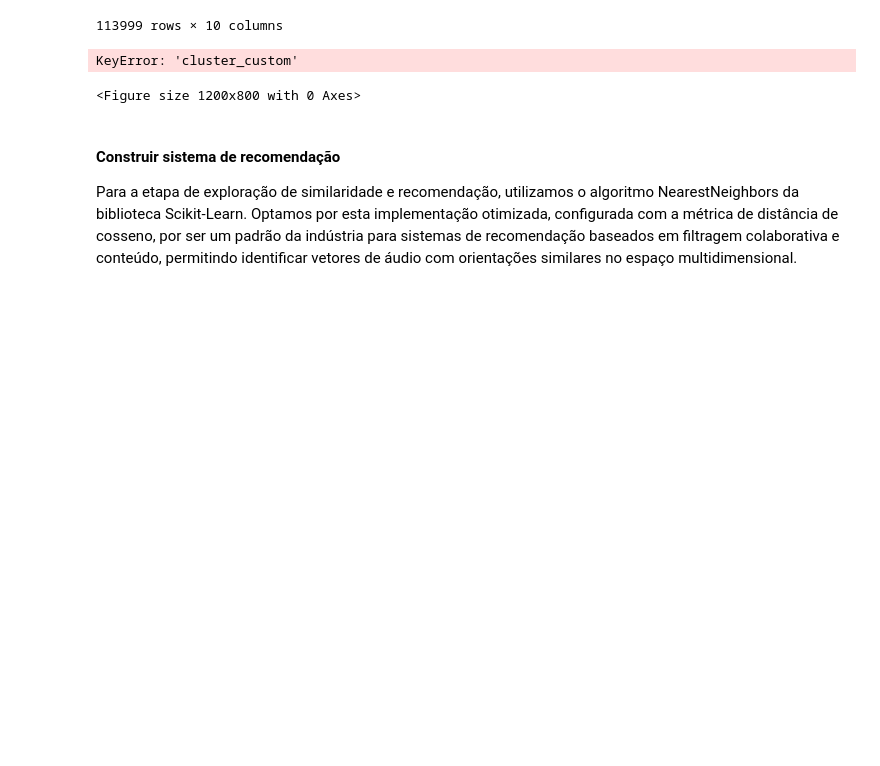
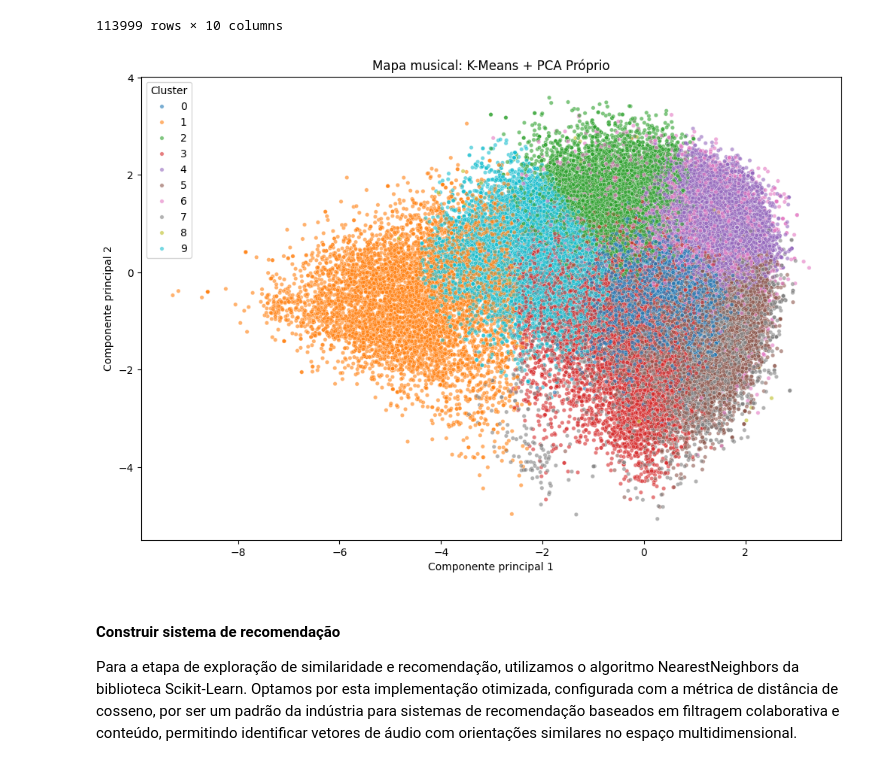
Before and after one commit to MatheusRegoDev/AMnS-projects-2025.2-BTI-UFRN, a Jupyter notebook: AMnS_Unid_III_Exercicio.ipynb, the cells around one changed output. Cells and saved outputs as stored; diff of their text form; code cells hidden in the pictures; blank space fills up the shorter version.

```diff
--- a/AMnS_Unid_III_Exercicio.ipynb
+++ b/AMnS_Unid_III_Exercicio.ipynb
@@ -565,7 +273,7 @@ Analisando o gráfico de Número de clusters (k) por Inércia podemos constatar
 # %%
 kmeans = KMeans(n_clusters=10, max_iter=300, random_state=42)
 kmeans.fit(X_numpy)
-labels = kmeans.labels
+labels = kmeans.labels_
 X['cluster_id'] = labels
 
 #Add labels a spotify_db para facilitar a vida
@@ -589,21 +297,20 @@ X
 # %%
 plt.figure(figsize=(12, 8))
 sns.scatterplot(
     x=X_projected[:, 0],
     y=X_projected[:, 1],
-    hue=X['cluster_custom'], # Usando os labels do seu K-Means
+    hue=X['cluster_id'], # Usando os labels do seu K-Means
     palette='tab10',
     alpha=0.6,
     s=15
 )
 plt.title('Mapa musical: K-Means + PCA Próprio')
 plt.xlabel('Componente principal 1')
 plt.ylabel('Componente principal 2')
 plt.legend(title='Cluster')
 plt.show()
 # %% [output]
-KeyError: 'cluster_custom'
-<Figure size 1200x800 with 0 Axes>
+[figure, added]
 # %% [markdown]
 #### Construir sistema de recomendação
 
```
Also changed, not shown: parts of 10 cells of this notebook.
